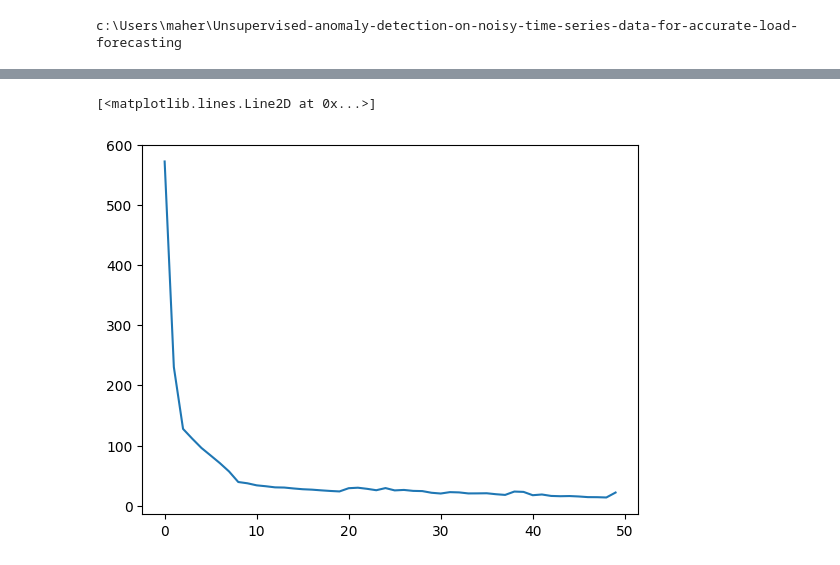
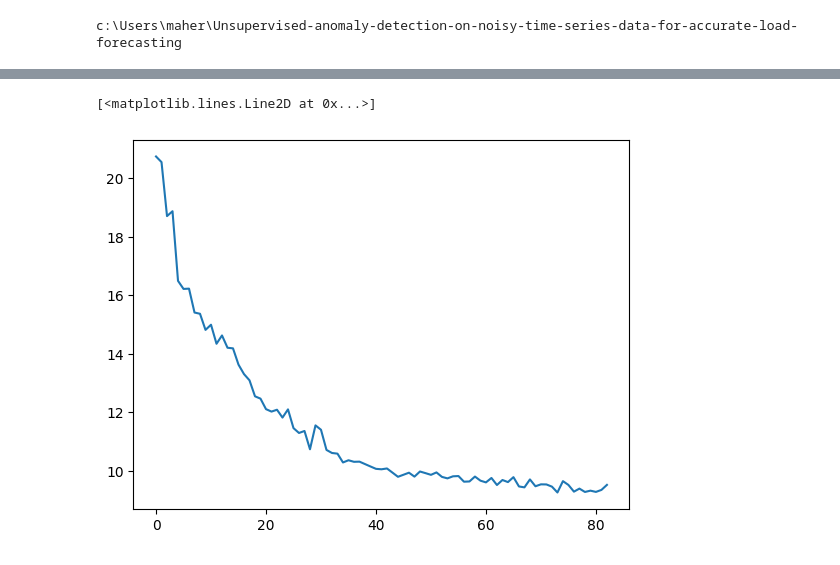
Before and after one commit to MaherDissem/Unsupervised-Anomaly-Detection-in-Noisy-Time-Series-Data-for-Enhancing-Load-Forecasting, a Jupyter notebook: anomaly-detection/src/train_feature_extractor.ipynb, the cells around one changed output, grey strips where cells are left out. Cells and saved outputs as stored; diff of their text form; code cells hidden in the pictures.

```diff
--- a/anomaly-detection/src/train_feature_extractor.ipynb
+++ b/anomaly-detection/src/train_feature_extractor.ipynb
@@ -9,7 +9,7 @@ import matplotlib.pyplot as plt
 from feature_extractor import LSTM_AE
 from dataset import TS_Dataset
 # %%
-dataset_root = "data/aemo_dataset/npy_data/"
+dataset_root = "data/inpg_dataset/npy_data/"
 batch_size = 32
 train_dataset = TS_Dataset(dataset_root, "train")
 
@@ -34,10 +34,10 @@ nbr of train samples: 658944
 # %%
-seq_len = 240
+seq_len = 24*3
 nbr_variables = 1
 embedding_dim = seq_len
 learning_rate = 1e-3
 every_epoch_print = 1
-epochs = 50
+epochs = 200
 patience = 10
 max_grad_norm = 0.05
 checkpoint_path = "anomaly-detection/checkpoint.pt"
@@ -67,5 +67,5 @@ epoch : 50, loss_mean : 21.8850791
 [<matplotlib.lines.Line2D at 0x...>]
-[figure, old version]
+[figure, new version]
 # %%
 loaded_model = LSTM_AE(seq_len, nbr_variables, embedding_dim, learning_rate, every_epoch_print, epochs, patience, max_grad_norm)
 loaded_model.load(checkpoint_path)
```
Also changed, not shown: parts of 3 cells of this notebook, 8 other files.
